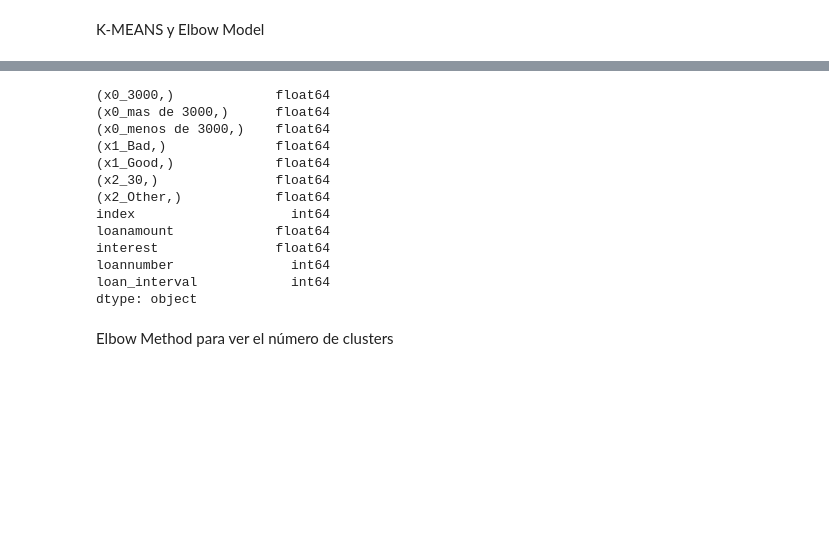
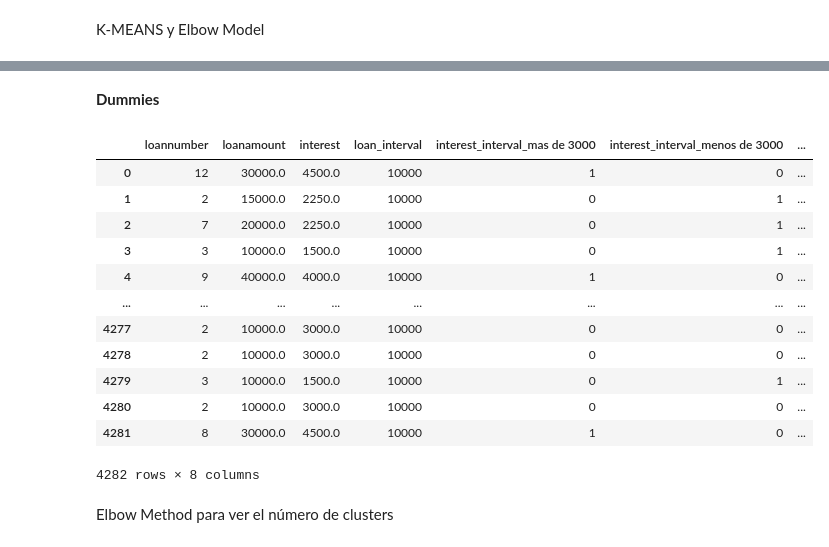
Before and after one commit to AlexPC23/DP3-Grupo-5, a Jupyter notebook: Notebook/Clustering.ipynb, the cells around one changed output, grey strips where cells are left out. Drawn from its saved outputs; the diff is of its cells as text; code cells hidden in the pictures; blank space fills up the shorter version.

```diff
--- a/Notebook/Clustering.ipynb
+++ b/Notebook/Clustering.ipynb
@@ -122,0 +48,2 @@ df = pd.concat((df_ohe, df[numerical_vars].reset_index()), axis=1)
+# %% [markdown]
+**Dummies**
@@ -123,16 +58,16 @@ df = pd.concat((df_ohe, df[numerical_vars].reset_index()), axis=1)
 # %%
-df.dtypes
+df
 # %% [output]
+|  | loannumber | loanamount | interest | loan_interval | interest_interval_mas de 3000 | interest_interval_menos de 3000 | ... |
+| 0 | 12 | 30000.0 | 4500.0 | 10000 | 1 | 0 | ... |
+| 1 | 2 | 15000.0 | 2250.0 | 10000 | 0 | 1 | ... |
+| 2 | 7 | 20000.0 | 2250.0 | 10000 | 0 | 1 | ... |
+| 3 | 3 | 10000.0 | 1500.0 | 10000 | 0 | 1 | ... |
+| 4 | 9 | 40000.0 | 4000.0 | 10000 | 1 | 0 | ... |
+| ... | ... | ... | ... | ... | ... | ... | ... |
+| 4277 | 2 | 10000.0 | 3000.0 | 10000 | 0 | 0 | ... |
+| 4278 | 2 | 10000.0 | 3000.0 | 10000 | 0 | 0 | ... |
+| 4279 | 3 | 10000.0 | 1500.0 | 10000 | 0 | 1 | ... |
+| 4280 | 2 | 10000.0 | 3000.0 | 10000 | 0 | 0 | ... |
+| 4281 | 8 | 30000.0 | 4500.0 | 10000 | 1 | 0 | ... |
-(x0_3000,)             float64
-(x0_mas de 3000,)      float64
-(x0_menos de 3000,)    float64
-(x1_Bad,)              float64
-(x1_Good,)             float64
-(x2_30,)               float64
-(x2_Other,)            float64
-index                    int64
-loanamount             float64
-interest               float64
-loannumber               int64
-loan_interval            int64
-dtype: object
+4282 rows × 8 columns
```
Also changed, not shown: parts of 26 cells of this notebook.
